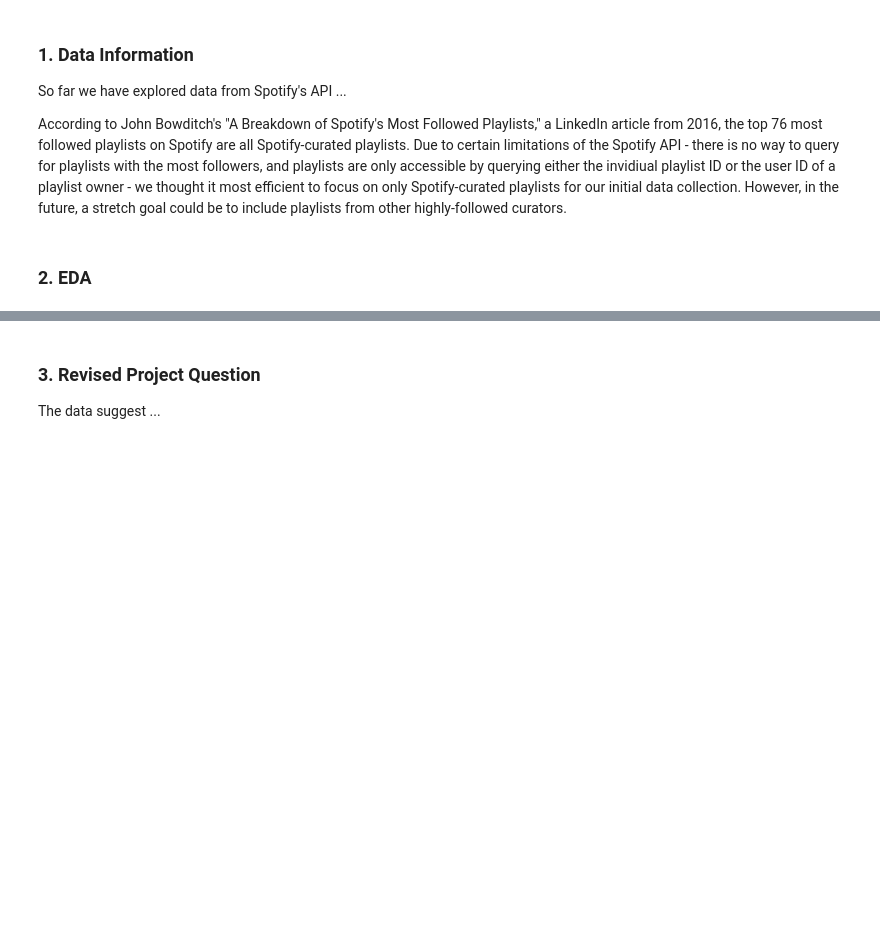
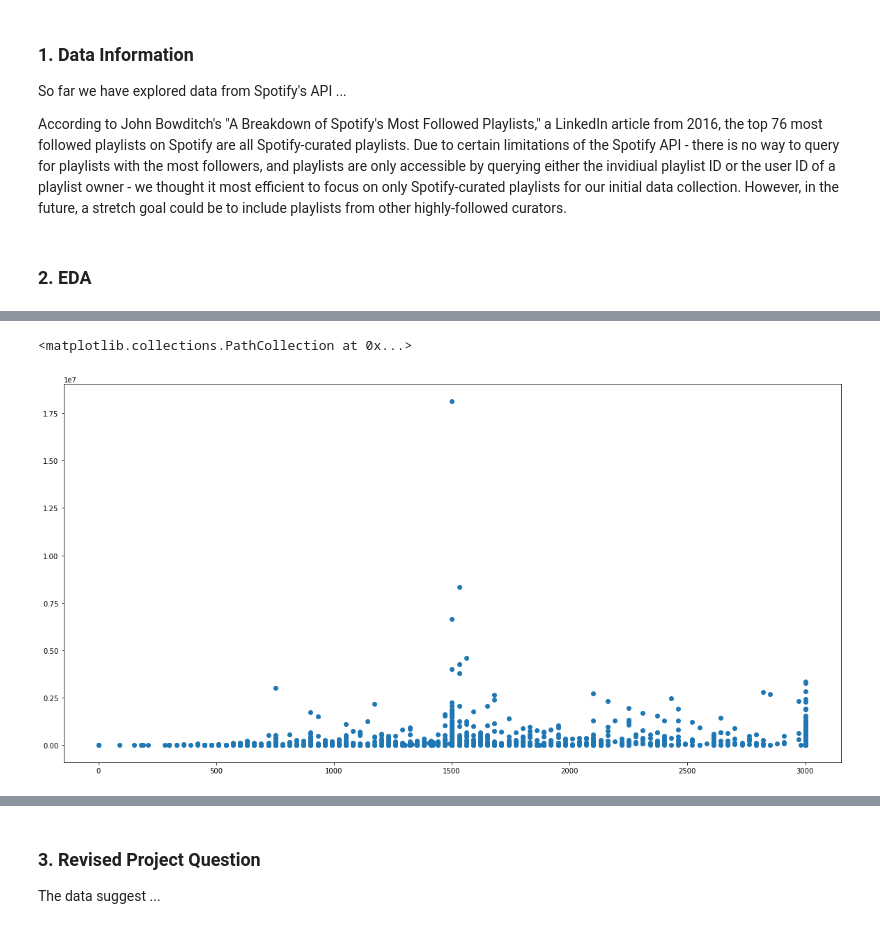
Before and after one commit to michelle-chiang/CS109-Final-Project, a Jupyter notebook: Milestone 3.ipynb, the cells around one changed output, grey strips where cells are left out. Saved outputs shown, nothing was run; the diff lists cells and outputs as text; code cells hidden in the pictures; blank space fills up the shorter version.

Commit message:
made some graphs

```diff
--- a/Milestone 3.ipynb
+++ b/Milestone 3.ipynb
@@ -28,0 +19,8 @@ df.head()
+# %%
+spotify_df = pd.read_csv('spotify_playlists.csv', sep=';')
+spotify_df['numTracks'] = [int(len(i)) for i in spotify_df['trackIds']]
+
+spotify_df = spotify_df[spotify_df.followers != 'null']
+spotify_df['followers'] = [int(i) for i in spotify_df['followers']]
+
+spotify_df.head()
@@ -28,0 +34,6 @@ df.head()
+# %%
+plt.figure(figsize=(20,10))
+plt.scatter(spotify_df['numTracks'], spotify_df['followers'])
+# %% [output]
+<matplotlib.collections.PathCollection at 0x...>
+[figure, added]
```
Also changed, not shown: parts of 4 cells of this notebook.
